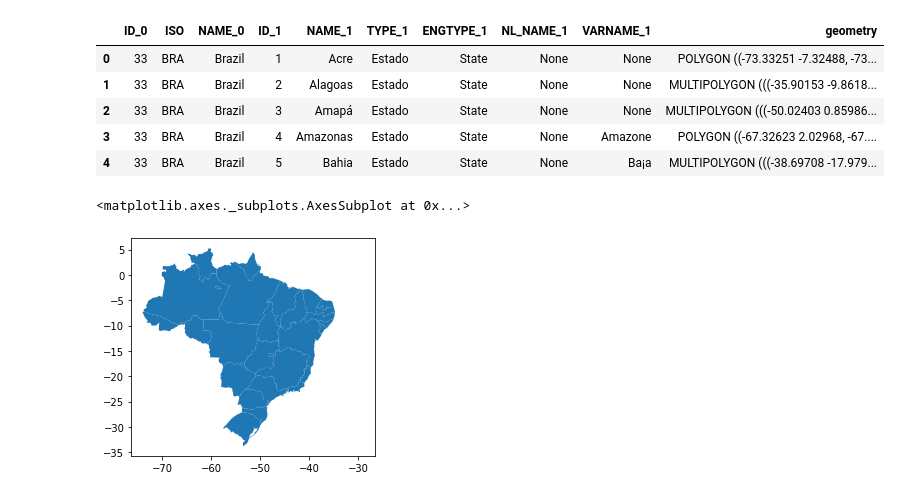
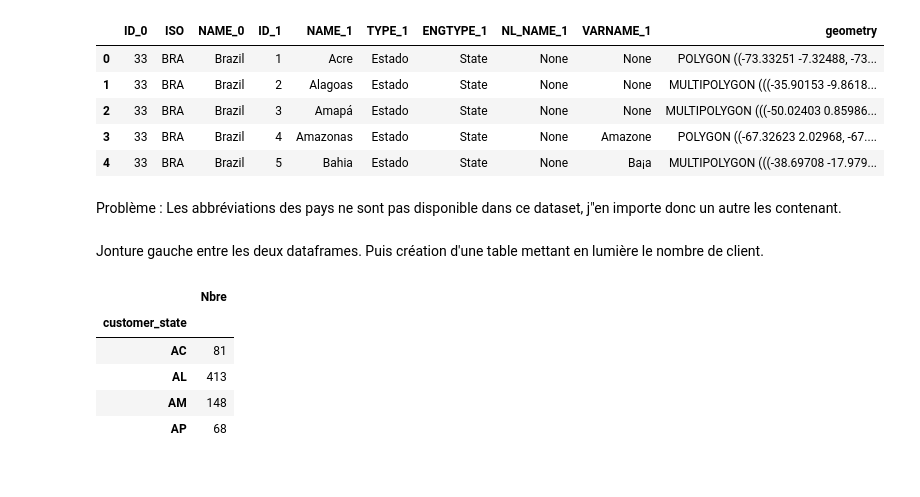
Before and after one commit to pihk94/Free2move, a Jupyter notebook: Analyse_Melchior_Prugniaud.ipynb, the cells around one changed output. Drawn from its saved outputs; the diff is of its cells as text; code cells hidden in the pictures.

```diff
--- a/Analyse_Melchior_Prugniaud.ipynb
+++ b/Analyse_Melchior_Prugniaud.ipynb
@@ -423,8 +426,5 @@ map_df.head()
 | 2 | 33 | BRA | Brazil | 3 | Amapá | Estado | State | None | None | MULTIPOLYGON (((-50.02403 0.85986... |
 | 3 | 33 | BRA | Brazil | 4 | Amazonas | Estado | State | None | Amazone | POLYGON ((-67.32623 2.02968, -67.... |
 | 4 | 33 | BRA | Brazil | 5 | Bahia | Estado | State | None | Ba¡a | MULTIPOLYGON (((-38.69708 -17.979... |
-# %%
-map_df.plot()
-# %% [output]
-<matplotlib.axes._subplots.AxesSubplot at 0x...>
-[figure, removed]
+# %% [markdown]
+Problème : Les abbréviations des pays ne sont pas disponible dans ce dataset, j"en importe donc un autre les contenant.
@@ -430,0 +433,3 @@ map_df.plot()
+# %% [markdown]
+Jonture gauche entre les deux dataframes.
+Puis création d'une table mettant en lumière le nombre de client.
@@ -430,0 +438,11 @@ map_df.plot()
+# %%
+map_info = pd.DataFrame(customers.groupby(["customer_state"]).customer_state.count())
+map_info.columns = ['Nbre']
+map_info.head(4)
+# %% [output]
+|  | Nbre |
+| customer_state |  |
+| AC | 81 |
+| AL | 413 |
+| AM | 148 |
+| AP | 68 |
```
Also changed, not shown: parts of 12 cells of this notebook.
